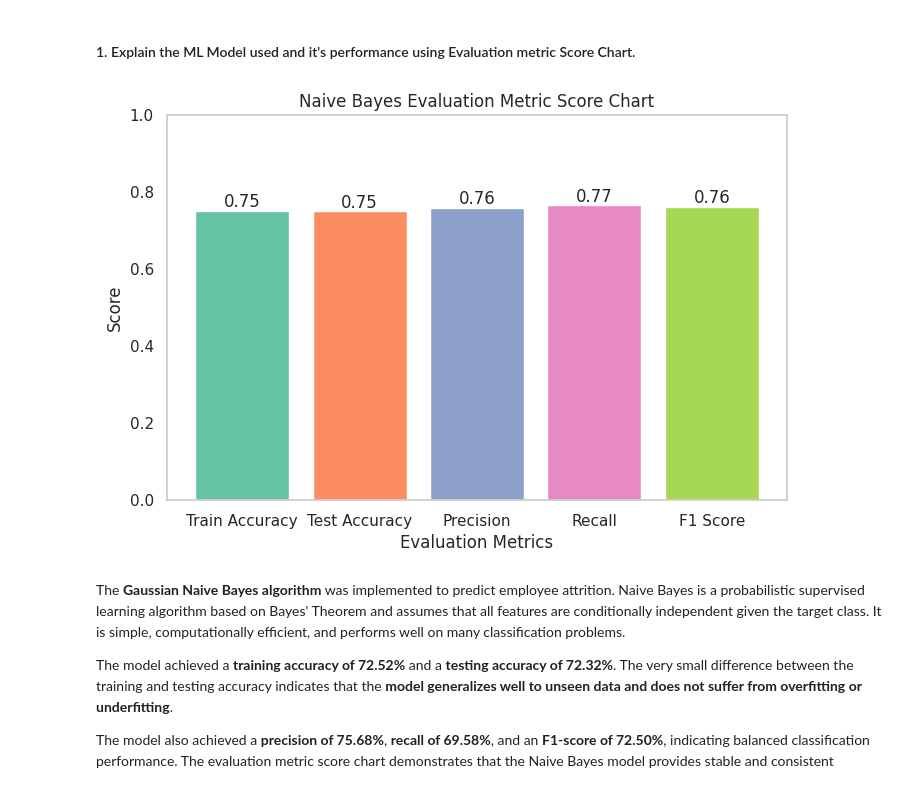
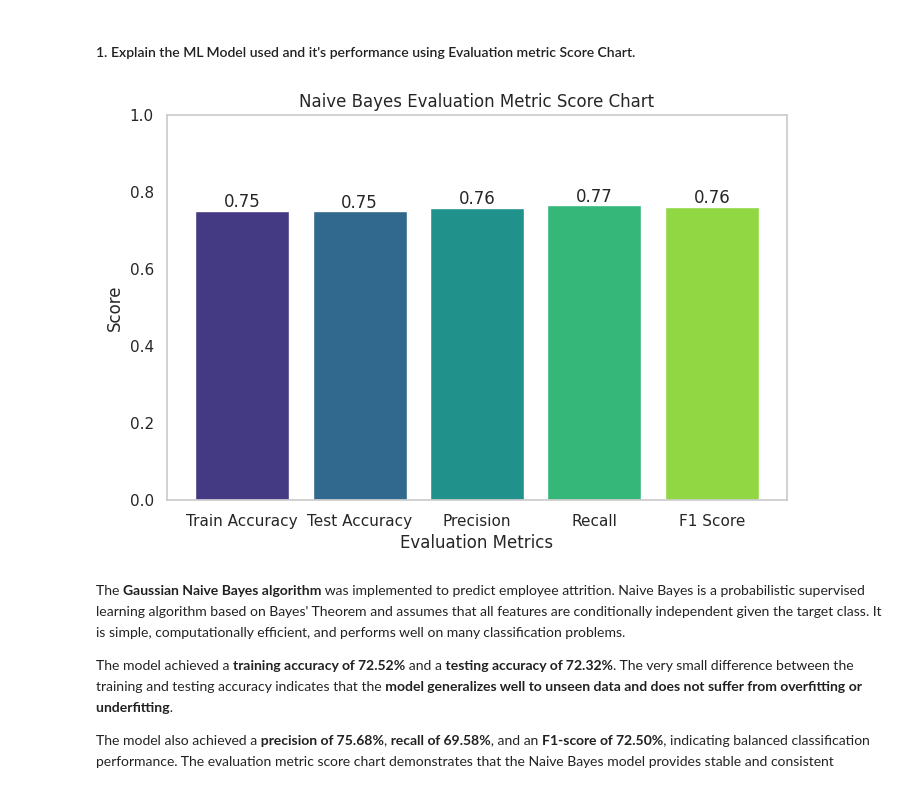
Before and after one commit to Sneha8126/Sneha-Sample-Classisfication--ML-Submission-Template, a Jupyter notebook: Sneha_Sample_Classisfication_ML_Submission_Template.ipynb, the cells around one changed output. Cells and saved outputs as stored; diff of their text form; code cells hidden in the pictures.

```diff
--- a/Sneha_Sample_Classisfication_ML_Submission_Template.ipynb
+++ b/Sneha_Sample_Classisfication_ML_Submission_Template.ipynb
@@ -2224,28 +2224,29 @@ weighted avg       0.73      0.72      0.72     11920
 # %%
 # Visualizing evaluation Metric Score chart
 
+colors = sns.color_palette("viridis", len(metrics))
 plt.figure(figsize=(8,5))
 
 bars = plt.bar(metrics, scores, color=colors)
 
 plt.title("Naive Bayes Evaluation Metric Score Chart")
 plt.xlabel("Evaluation Metrics")
 plt.ylabel("Score")
 plt.ylim(0,1)
 
 plt.grid(False)
 
 for bar in bars:
     plt.text(
         bar.get_x()+bar.get_width()/2,
         bar.get_height()+0.01,
         f"{bar.get_height():.2f}",
         ha='center'
     )
 
 plt.show()
 # %% [output]
-[figure, old version]
+[figure, new version]
 # %% [markdown]
 The **Gaussian Naive Bayes algorithm** was implemented to predict employee attrition. Naive Bayes is a probabilistic supervised learning algorithm based on Bayes' Theorem and assumes that all features are conditionally independent given the target class. It is simple, computationally efficient, and performs well on many classification problems.
 
```
Also changed, not shown: parts of 12 cells of this notebook.
